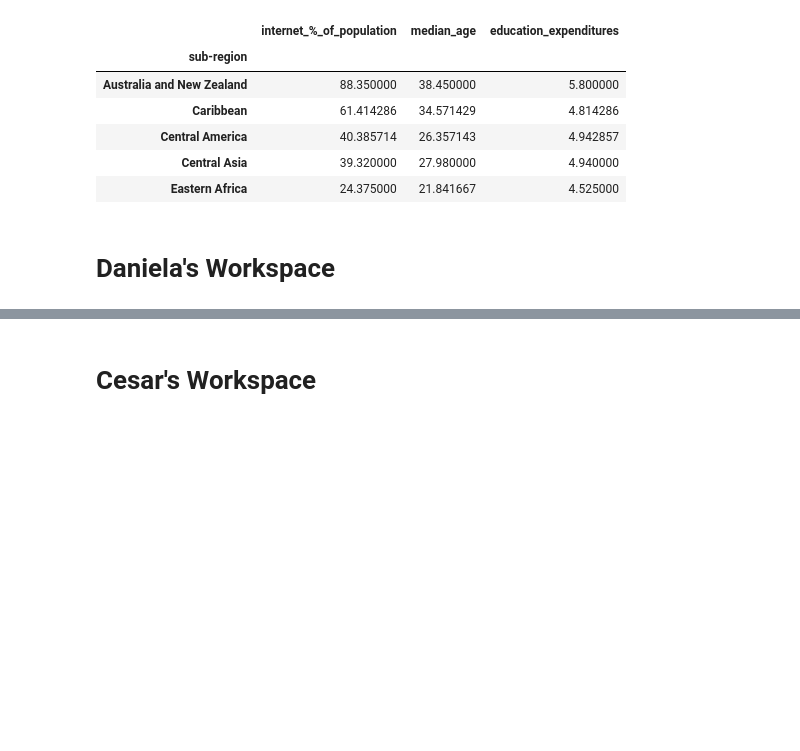
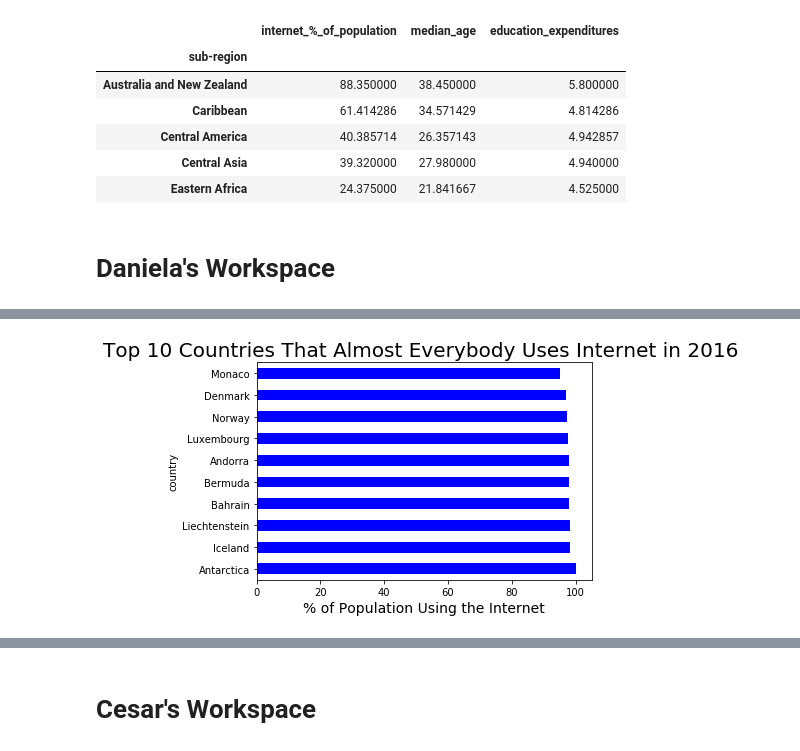
Before and after one commit to JoshuaFarmerATX/butterfly-effect, a Jupyter notebook: butterfly_effect.ipynb, the cells around one changed output, grey strips where cells are left out. Saved outputs shown, nothing was run; the diff lists cells and outputs as text; code cells hidden in the pictures; blank space fills up the shorter version.

```diff
--- a/butterfly_effect.ipynb
+++ b/butterfly_effect.ipynb
@@ -87 +137,22 @@ plt.show()
+# %%
+# What countries have almost 100% of their population using the Internet?
+
+
+top_perc_internet_population = merged_data[['country', 'internet_%_of_population']]\
+                            .sort_values(by=['internet_%_of_population'], ascending=False)\
+                            .head(10)\
+                            .set_index('country')
+
+top_perc_internet_population.plot(kind='barh',
+                                 use_index='False',
+                                 legend=False,
+                                 colormap='winter'
+                             )
+
+plt.title("Top 10 Countries That Almost Everybody Uses Internet in 2016 ", fontsize=20)
+plt.xlabel('% of Population Using the Internet', fontsize=14)
+
+plt.show()
+# %% [output]
+[figure, added]
 # %%
```
Also changed, not shown: parts of 11 cells of this notebook, 1 other file.
